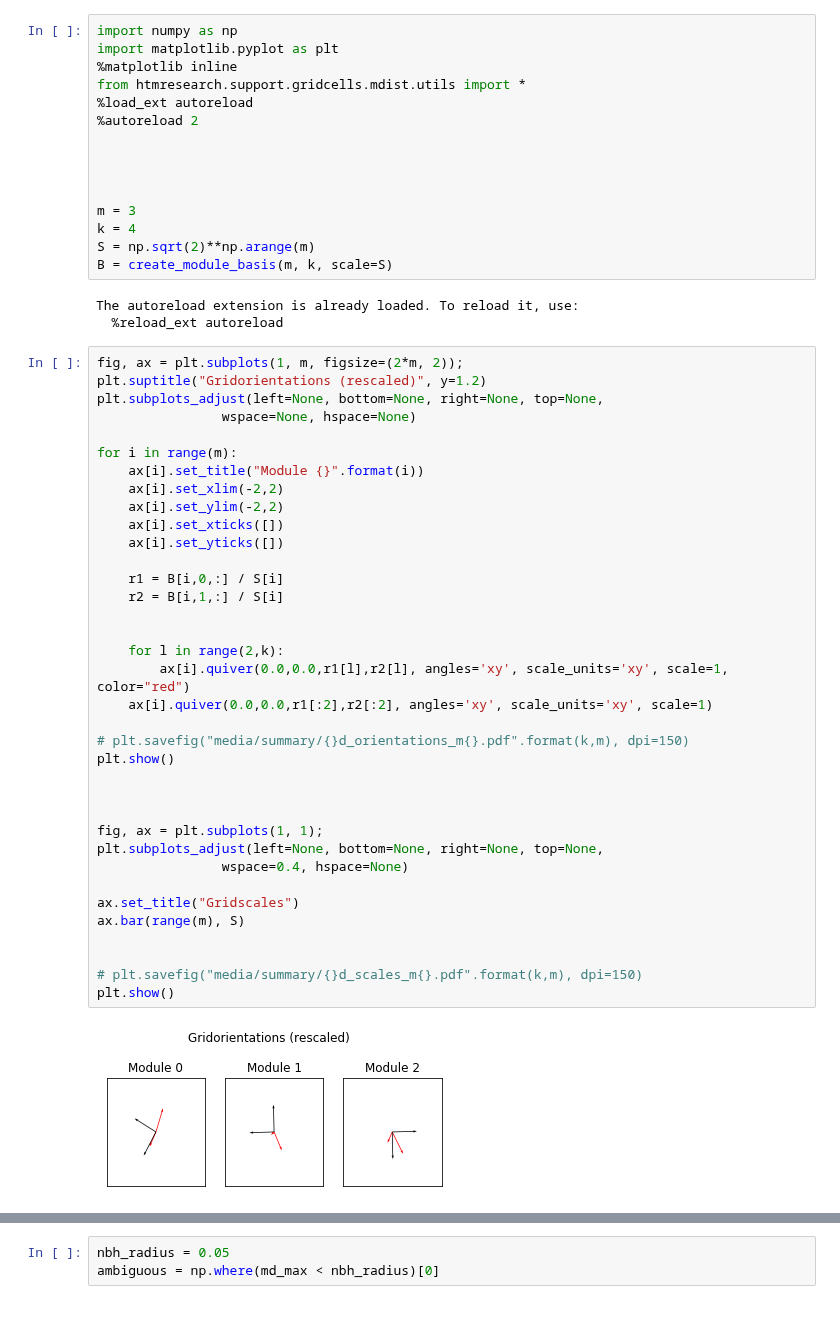
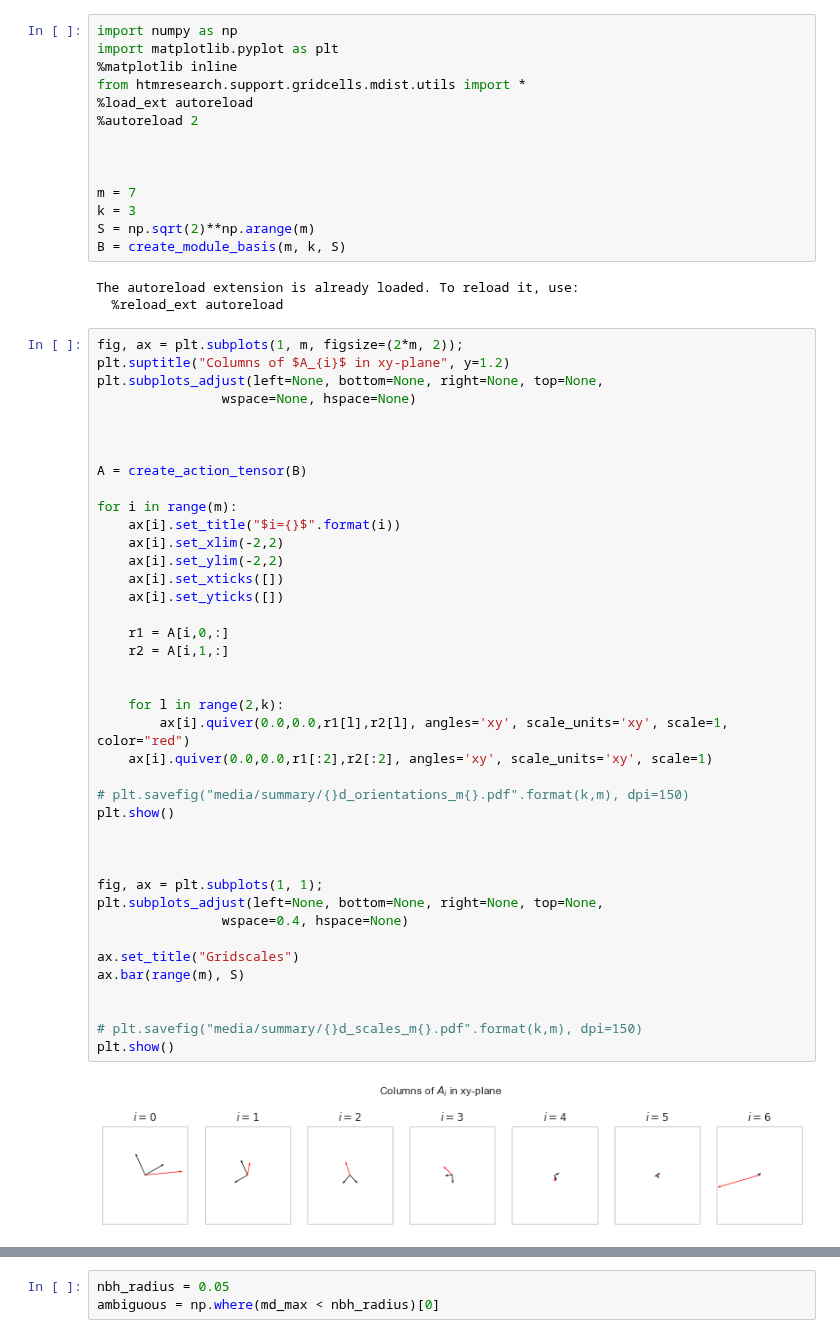
Before and after one commit to mirkoklukas/htmresearch, a Jupyter notebook: projects/gridcells/jupyter/M_dist/Uniqueness plot .ipynb, the cells around one changed output, grey strips where cells are left out. Drawn from its saved outputs; the diff is of its cells as text.

```diff
--- a/projects/gridcells/jupyter/M_dist/Uniqueness plot .ipynb
+++ b/projects/gridcells/jupyter/M_dist/Uniqueness plot .ipynb
@@ -63,49 +69,52 @@ from htmresearch.support.gridcells.mdist.utils import *
 
 
 
-
-m = 3
-k = 4
+m = 7
+k = 3
 S = np.sqrt(2)**np.arange(m)
-B = create_module_basis(m, k, scale=S)
+B = create_module_basis(m, k, S)
 # %% [output]
 The autoreload extension is already loaded. To reload it, use:
   %reload_ext autoreload
 # %%
 fig, ax = plt.subplots(1, m, figsize=(2*m, 2));
-plt.suptitle("Gridorientations (rescaled)", y=1.2)
+plt.suptitle("Columns of $A_{i}$ in xy-plane", y=1.2)
 plt.subplots_adjust(left=None, bottom=None, right=None, top=None,
                 wspace=None, hspace=None)
 
+
+
+A = create_action_tensor(B)
+
 for i in range(m):
-    ax[i].set_title("Module {}".format(i))
+    ax[i].set_title("$i={}$".format(i))
     ax[i].set_xlim(-2,2)
     ax[i].set_ylim(-2,2)
     ax[i].set_xticks([])
     ax[i].set_yticks([])
 
-    r1 = B[i,0,:] / S[i]
-    r2 = B[i,1,:] / S[i]
+    r1 = A[i,0,:]
+    r2 = A[i,1,:]
 
 
     for l in range(2,k):
         ax[i].quiver(0.0,0.0,r1[l],r2[l], angles='xy', scale_units='xy', scale=1, color="red")
     ax[i].quiver(0.0,0.0,r1[:2],r2[:2], angles='xy', scale_units='xy', scale=1)
 
 # plt.savefig("media/summary/{}d_orientations_m{}.pdf".format(k,m), dpi=150)
 plt.show()
 
 
 
 fig, ax = plt.subplots(1, 1);
 plt.subplots_adjust(left=None, bottom=None, right=None, top=None,
                 wspace=0.4, hspace=None)
 
 ax.set_title("Gridscales")
 ax.bar(range(m), S)
 
 
 # plt.savefig("media/summary/{}d_scales_m{}.pdf".format(k,m), dpi=150)
 plt.show()
 # %% [output]
-[figure, old version]
+[figure, new version]
```
Also changed, not shown: parts of 8 cells of this notebook, 1 other file.
